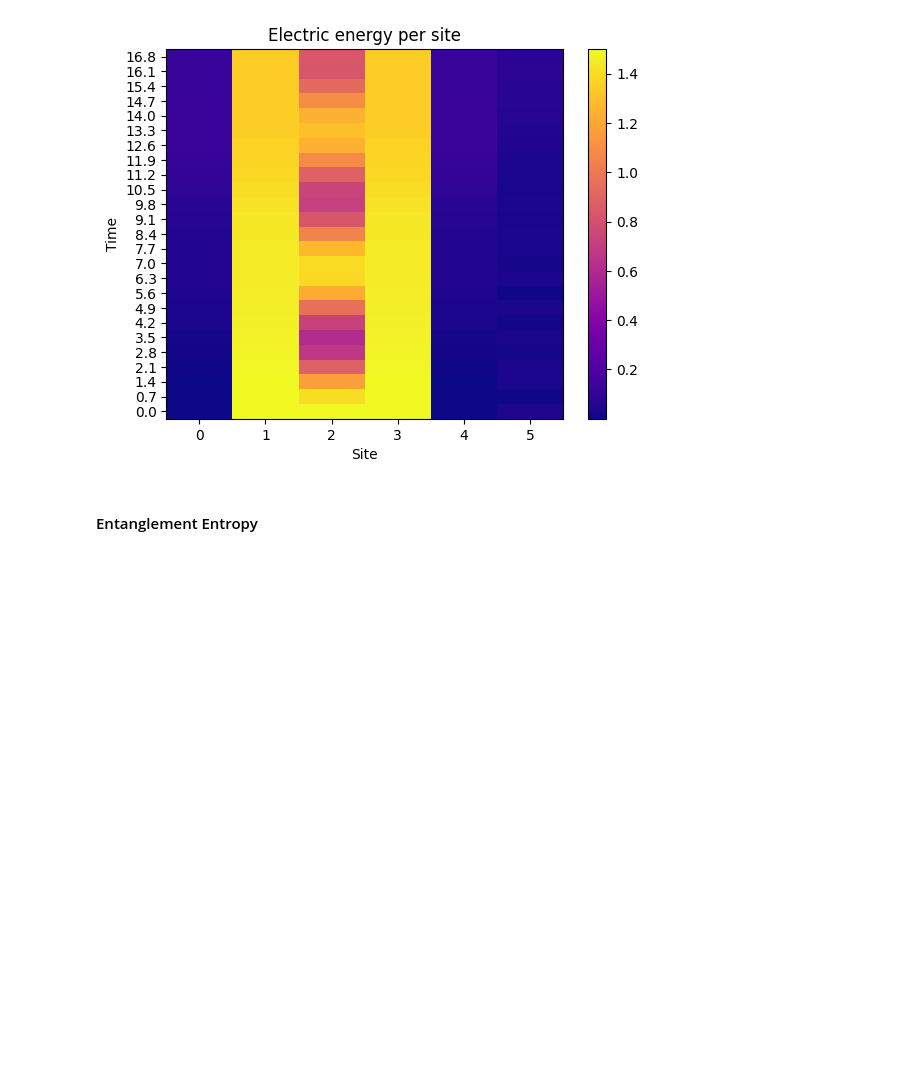
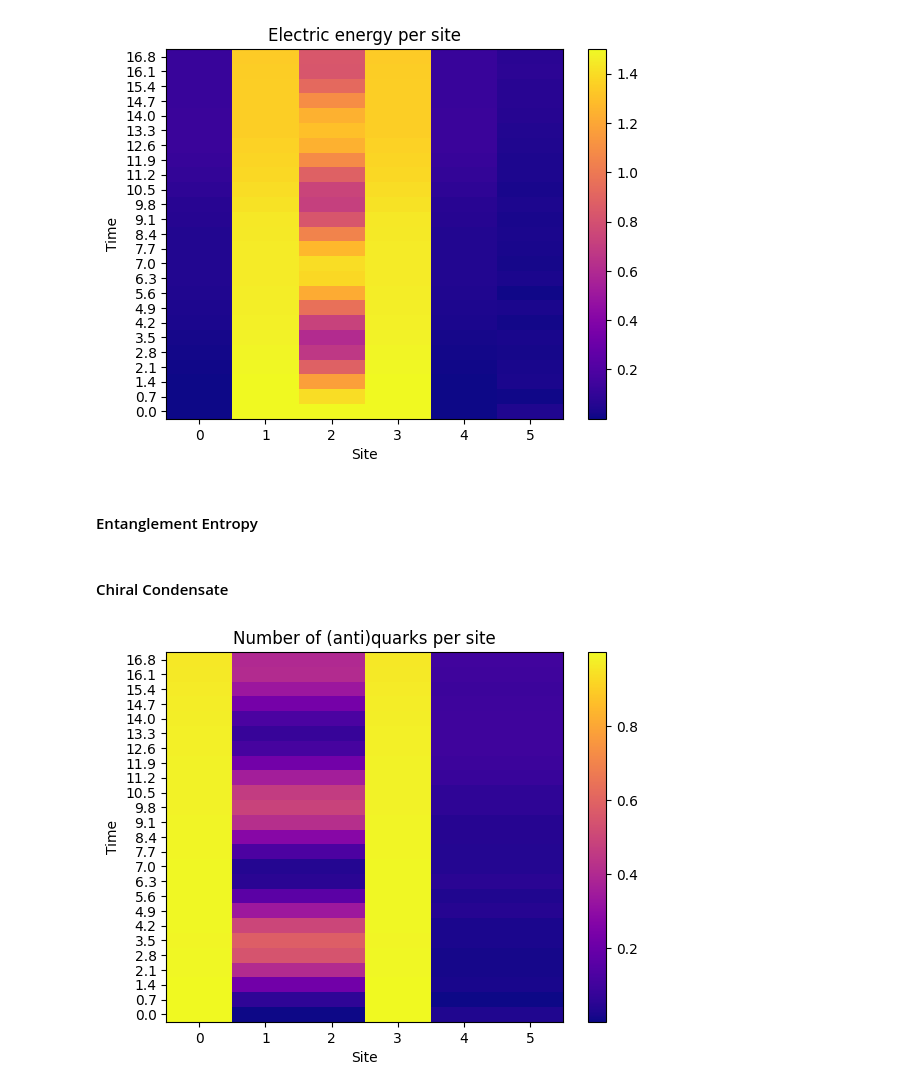
Before and after one commit to zhiyaol/string-breaking, a Jupyter notebook: QCsim.ipynb, the cells around one changed output. Drawn from its saved outputs; the diff is of its cells as text; code cells hidden in the pictures; blank space fills up the shorter version.

Commit message:
Measure Chiral Condensate

```diff
--- a/QCsim.ipynb
+++ b/QCsim.ipynb
@@ -268,3 +268,44 @@ plt.show()
 [figure]
 # %% [markdown]
 #### Entanglement Entropy
+# %% [markdown]
+#### Chiral Condensate
+# %%
+# Expectation value of mass hamiltonian per site
+
+del_t = 0.7
+steps = np.arange(0,25, 1)
+sites = np.arange(0, nQ, 1)
+
+# initialize the list to save observable results
+m_per_site_time = []
+
+for i in steps:
+    # Initialize the circuit with 3 links activated
+    circir = QuantumCircuit(nQ)
+    activate(3,nQ,circir)
+    true_vac(angles_from_vqe,nQ,circir)
+
+    result_state = Statevector.from_int(0, 2**nQ)
+    result_state = result_state.evolve(time_ev(del_t, i, nQ, circir))
+    result_probs = padbitstringDict(result_state.probabilities_dict())
+
+    M_exps = []
+    for j in sites:
+        M_exps.append(np.dot(np.real(Hm_persite(j).to_matrix(sparse = True).diagonal()),result_probs)) # can do this because electric hamiltonian is diagonal
+    m_per_site_time.append(M_exps)
+# %%
+plt.pcolormesh(sites, steps, m_per_site_time)
+plt.colorbar()
+plt.set_cmap('plasma')
+# plt.clim(0.9729,0.99)
+plt.xticks(sites)
+plt.yticks(ticks = steps, labels = [ 0. ,  0.7,  1.4,  2.1,  2.8,  3.5,  4.2,  4.9,  5.6,  6.3,  7. ,
+        7.7,  8.4,  9.1,  9.8, 10.5, 11.2, 11.9, 12.6, 13.3, 14. , 14.7,
+       15.4, 16.1, 16.8])
+plt.xlabel("Site")
+plt.ylabel("Time")
+plt.title("Number of (anti)quarks per site")
+plt.show()
+# %% [output]
+[figure, added]
```
Also changed, not shown: parts of 2 cells of this notebook, 1 other file.
